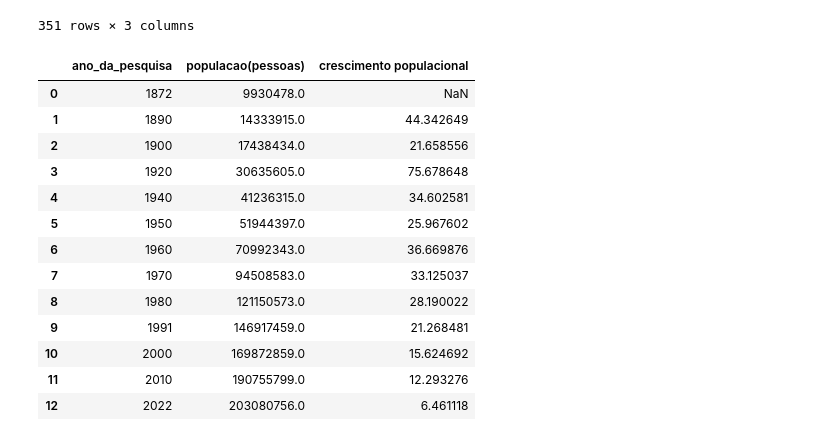
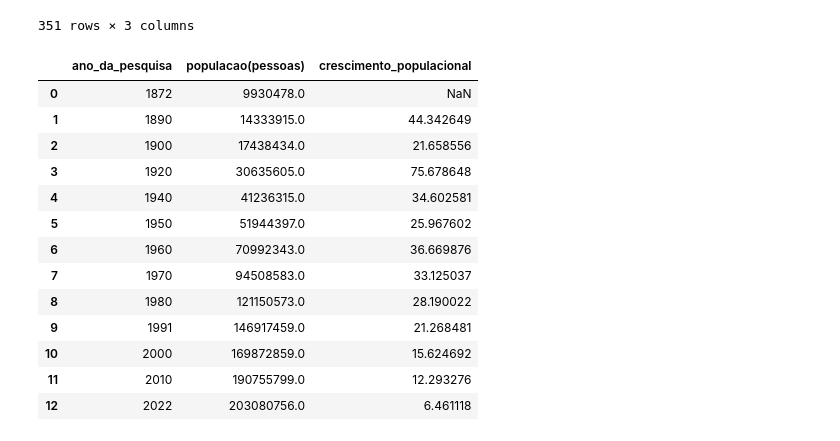
Before and after one commit to httpsdfaa/censo-2022, a Jupyter notebook: crescimento_analysis.ipynb, the cells around one changed output. Saved outputs shown, nothing was run; the diff lists cells and outputs as text; code cells hidden in the pictures.

```diff
--- a/crescimento_analysis.ipynb
+++ b/crescimento_analysis.ipynb
@@ -85,13 +85,13 @@ df
 # %%
 # calcular crescimento populacional por ano
 df_crescimento = df.groupby('ano_da_pesquisa')['populacao(pessoas)'].sum().reset_index()
 
 # pct_change o calculo de crescimento em porcentagem.
 # ex.: x - y = z -> z / x = proporção de crescimento.
-df_crescimento['crescimento populacional'] = df_crescimento['populacao(pessoas)'].pct_change() * 100
+df_crescimento['crescimento_populacional'] = df_crescimento['populacao(pessoas)'].pct_change() * 100
 df_crescimento
 # %% [output]
-|  | ano_da_pesquisa | populacao(pessoas) | crescimento populacional |
+|  | ano_da_pesquisa | populacao(pessoas) | crescimento_populacional |
 | 0 | 1872 | 9930478.0 | NaN |
 | 1 | 1890 | 14333915.0 | 44.342649 |
 | 2 | 1900 | 17438434.0 | 21.658556 |
```
Also changed, not shown: parts of 4 cells of this notebook.
